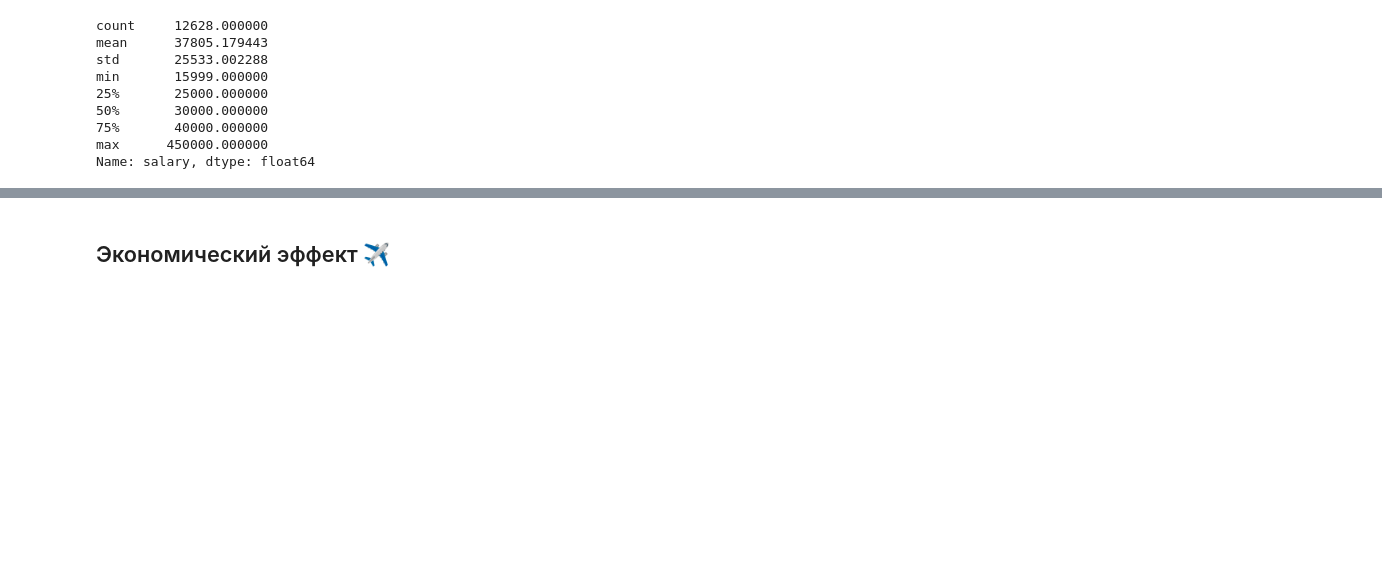
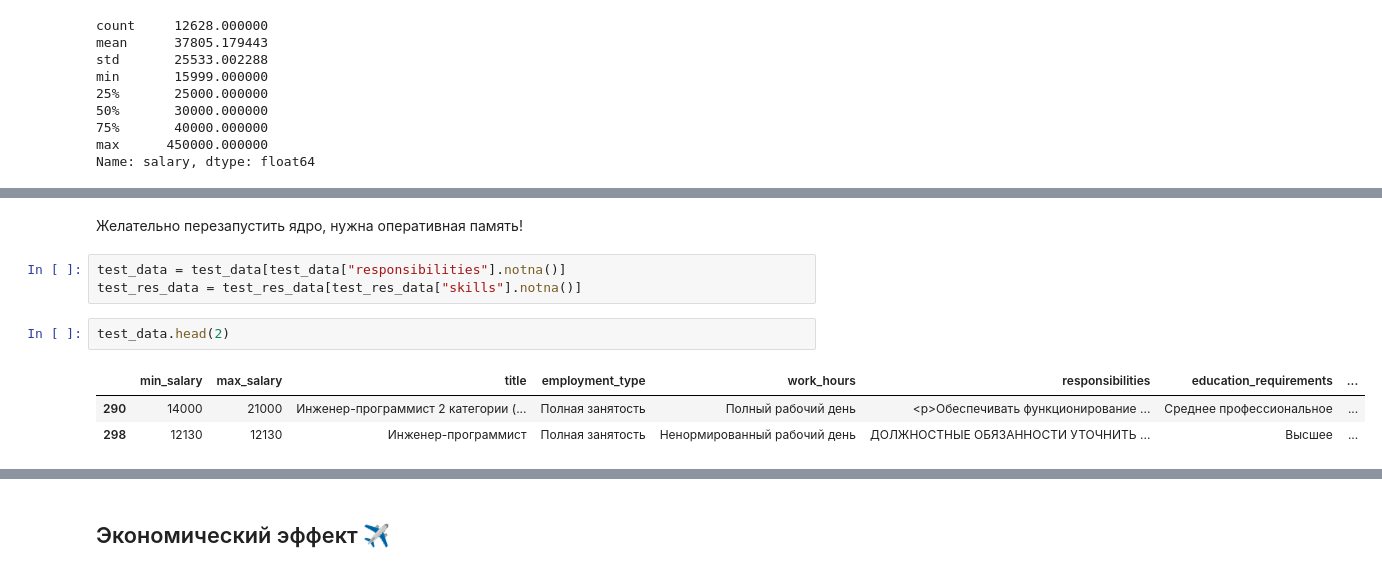
Before and after one commit to melchugin/choiceapp.deaflizards.ru, a Jupyter notebook: research/Sentiment.ipynb, the cells around one changed output, grey strips where cells are left out. Cells and saved outputs as stored; diff of their text form; blank space fills up the shorter version.

```diff
--- a/research/Sentiment.ipynb
+++ b/research/Sentiment.ipynb
@@ -700,0 +715,11 @@ Name: salary, dtype: float64
+# %% [markdown]
+Желательно перезапустить ядро, нужна оперативная память!
+# %%
+test_data = test_data[test_data["responsibilities"].notna()]
+test_res_data = test_res_data[test_res_data["skills"].notna()]
+# %%
+test_data.head(2)
+# %% [output]
+|  | min_salary | max_salary | title | employment_type | work_hours | responsibilities | education_requirements | ... |
+| 290 | 14000 | 21000 | Инженер-программист 2 категории (... | Полная занятость | Полный рабочий день | <p>Обеспечивать функционирование ... | Среднее профессиональное | ... |
+| 298 | 12130 | 12130 | Инженер-программист | Полная занятость | Ненормированный рабочий день | ДОЛЖНОСТНЫЕ ОБЯЗАННОСТИ УТОЧНИТЬ ... | Высшее | ... |
```
Also changed, not shown: parts of 18 cells of this notebook, 5 other files.
